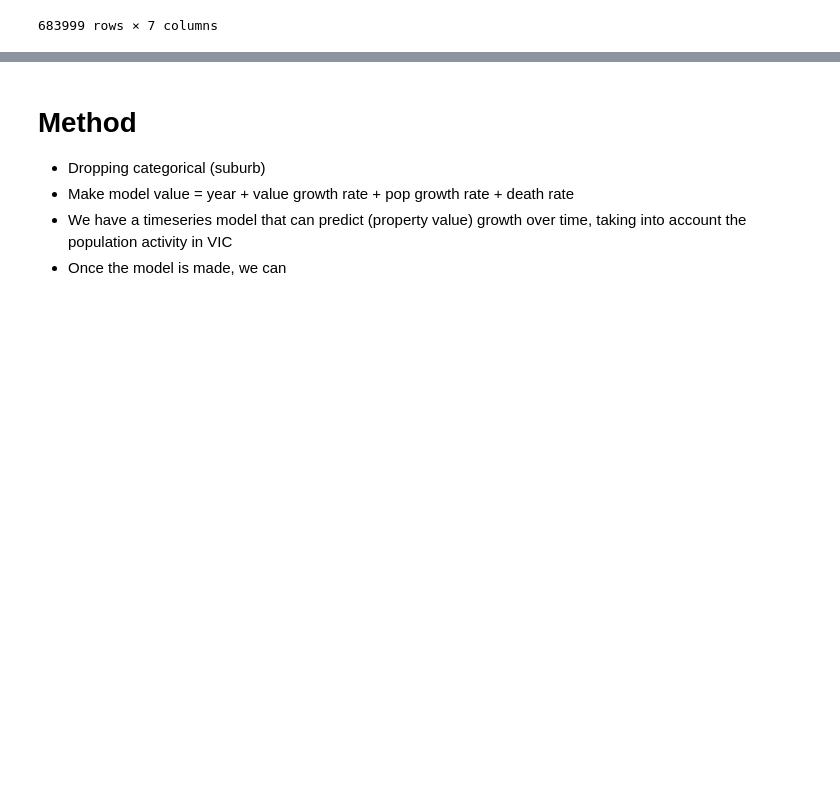
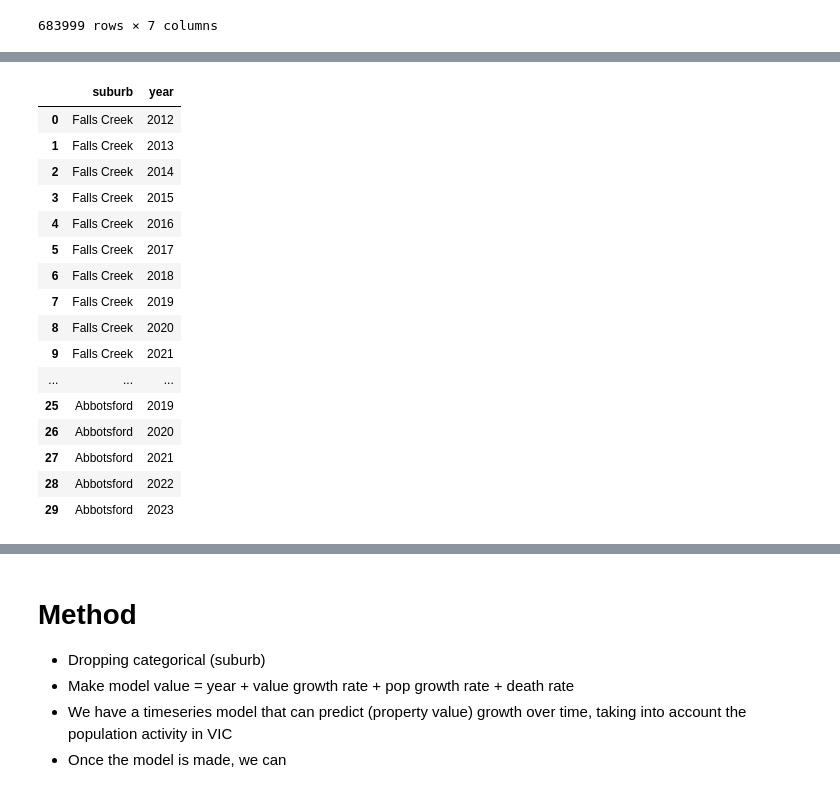
Before and after one commit to MAST30034-Applied-Data-Science/generic-real-estate-consulting-project-group-59, a Jupyter notebook: notebooks/EDA.ipynb, the cells around one changed output, grey strips where cells are left out. Cells and saved outputs as stored; diff of their text form; code cells hidden in the pictures; blank space fills up the shorter version.

```diff
--- a/notebooks/EDA.ipynb
+++ b/notebooks/EDA.ipynb
@@ -452,0 +456,11 @@ KeyError: "['rent_date', 'rent_price'] not in index"
+# %%
+suburb_list = sub_pop['suburb'].unique()
+
+length = len(years)
+suburbs = []
+i = 0
+for suburb in suburb_list:
+    while i < length:
+        suburbs.append(suburb)
+        i += 1
+    i = 0
@@ -452,0 +478,20 @@ KeyError: "['rent_date', 'rent_price'] not in index"
+# %%
+pop_forecast_df.head(30)
+# %% [output]
+|  | suburb | year |
+| 0 | Falls Creek | 2012 |
+| 1 | Falls Creek | 2013 |
+| 2 | Falls Creek | 2014 |
+| 3 | Falls Creek | 2015 |
+| 4 | Falls Creek | 2016 |
+| 5 | Falls Creek | 2017 |
+| 6 | Falls Creek | 2018 |
+| 7 | Falls Creek | 2019 |
+| 8 | Falls Creek | 2020 |
+| 9 | Falls Creek | 2021 |
+| ... | ... | ... |
+| 25 | Abbotsford | 2019 |
+| 26 | Abbotsford | 2020 |
+| 27 | Abbotsford | 2021 |
+| 28 | Abbotsford | 2022 |
+| 29 | Abbotsford | 2023 |
```
Also changed, not shown: parts of 13 cells of this notebook, 5 other files.
